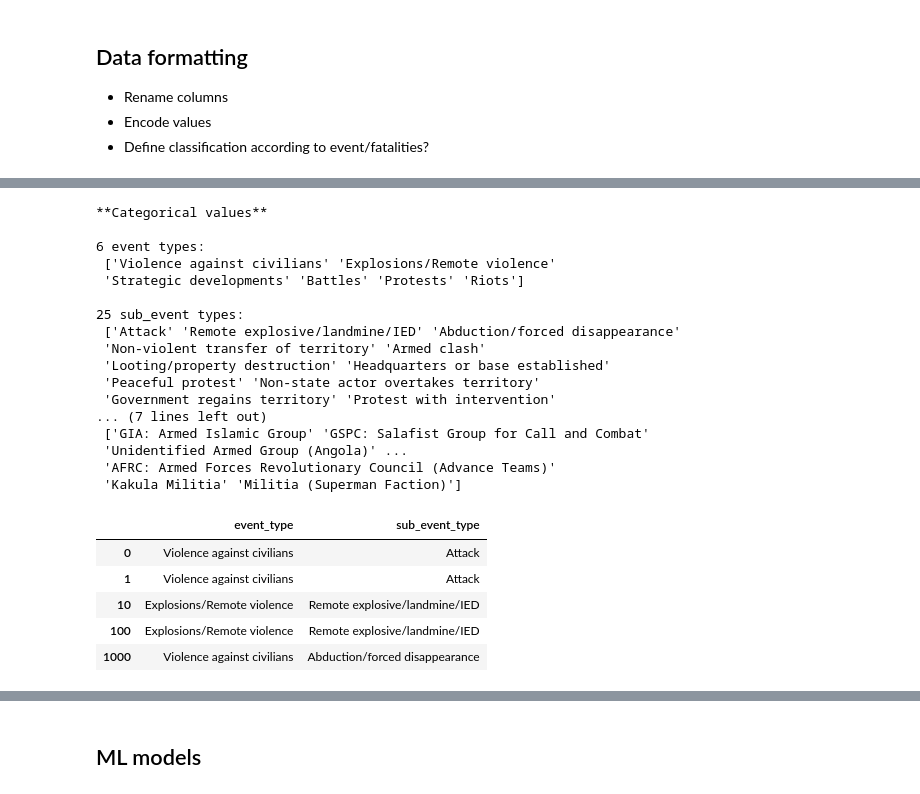
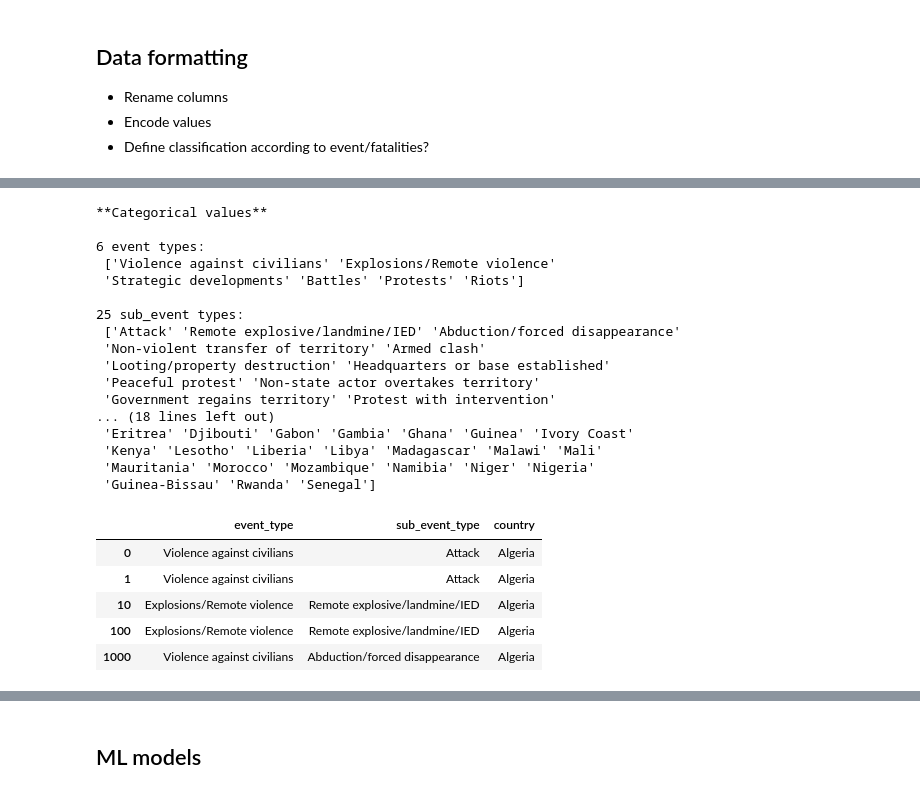
Before and after one commit to cmdelaserna/press-freedom, a Jupyter notebook: notebooks/ACLED data - Africa dataset.ipynb, the cells around one changed output, grey strips where cells are left out. Saved outputs shown, nothing was run; the diff lists cells and outputs as text; code cells hidden in the pictures.

```diff
--- a/notebooks/ACLED data - Africa dataset.ipynb
+++ b/notebooks/ACLED data - Africa dataset.ipynb
@@ -71,6 +69,7 @@ print('**Categorical values**\n')
 print('{} event types:\n {}\n'.format(df.event_type.nunique(), df.event_type.unique()))
 print('{} sub_event types:\n {}\n'.format(df.sub_event_type.nunique(), df.sub_event_type.unique()))
 print('{} actors:\n {}\n'.format(df.actor.nunique(), df.actor.unique()))
+print('{} countries:\n {}\n'.format(df.country.nunique(), df.country.unique()))
 # %% [output]
 **Categorical values**
 
@@ -84,23 +83,23 @@ print('{} actors:\n {}\n'.format(df.actor.nunique(), df.actor.unique()))
  'Looting/property destruction' 'Headquarters or base established'
  'Peaceful protest' 'Non-state actor overtakes territory'
  'Government regains territory' 'Protest with intervention'
-... (7 lines left out)
- ['GIA: Armed Islamic Group' 'GSPC: Salafist Group for Call and Combat'
- 'Unidentified Armed Group (Angola)' ...
- 'AFRC: Armed Forces Revolutionary Council (Advance Teams)'
- 'Kakula Militia' 'Militia (Superman Faction)']
+... (18 lines left out)
+ 'Eritrea' 'Djibouti' 'Gabon' 'Gambia' 'Ghana' 'Guinea' 'Ivory Coast'
+ 'Kenya' 'Lesotho' 'Liberia' 'Libya' 'Madagascar' 'Malawi' 'Mali'
+ 'Mauritania' 'Morocco' 'Mozambique' 'Namibia' 'Niger' 'Nigeria'
+ 'Guinea-Bissau' 'Rwanda' 'Senegal']
 # %%
-# Selecting labels for baseline model
-labels = ['event_type','sub_event_type']
+# Selecting labels for encoding in baseline model
+labels = ['event_type','sub_event_type', 'country']
 labels = df[labels]
 labels.head()
 # %% [output]
-|  | event_type | sub_event_type |
-| 0 | Violence against civilians | Attack |
-| 1 | Violence against civilians | Attack |
-| 10 | Explosions/Remote violence | Remote explosive/landmine/IED |
-| 100 | Explosions/Remote violence | Remote explosive/landmine/IED |
-| 1000 | Violence against civilians | Abduction/forced disappearance |
+|  | event_type | sub_event_type | country |
+| 0 | Violence against civilians | Attack | Algeria |
+| 1 | Violence against civilians | Attack | Algeria |
+| 10 | Explosions/Remote violence | Remote explosive/landmine/IED | Algeria |
+| 100 | Explosions/Remote violence | Remote explosive/landmine/IED | Algeria |
+| 1000 | Violence against civilians | Abduction/forced disappearance | Algeria |
 # %%
 ##### Encoding Labels
 # %%
```
Also changed, not shown: parts of 21 cells of this notebook.
